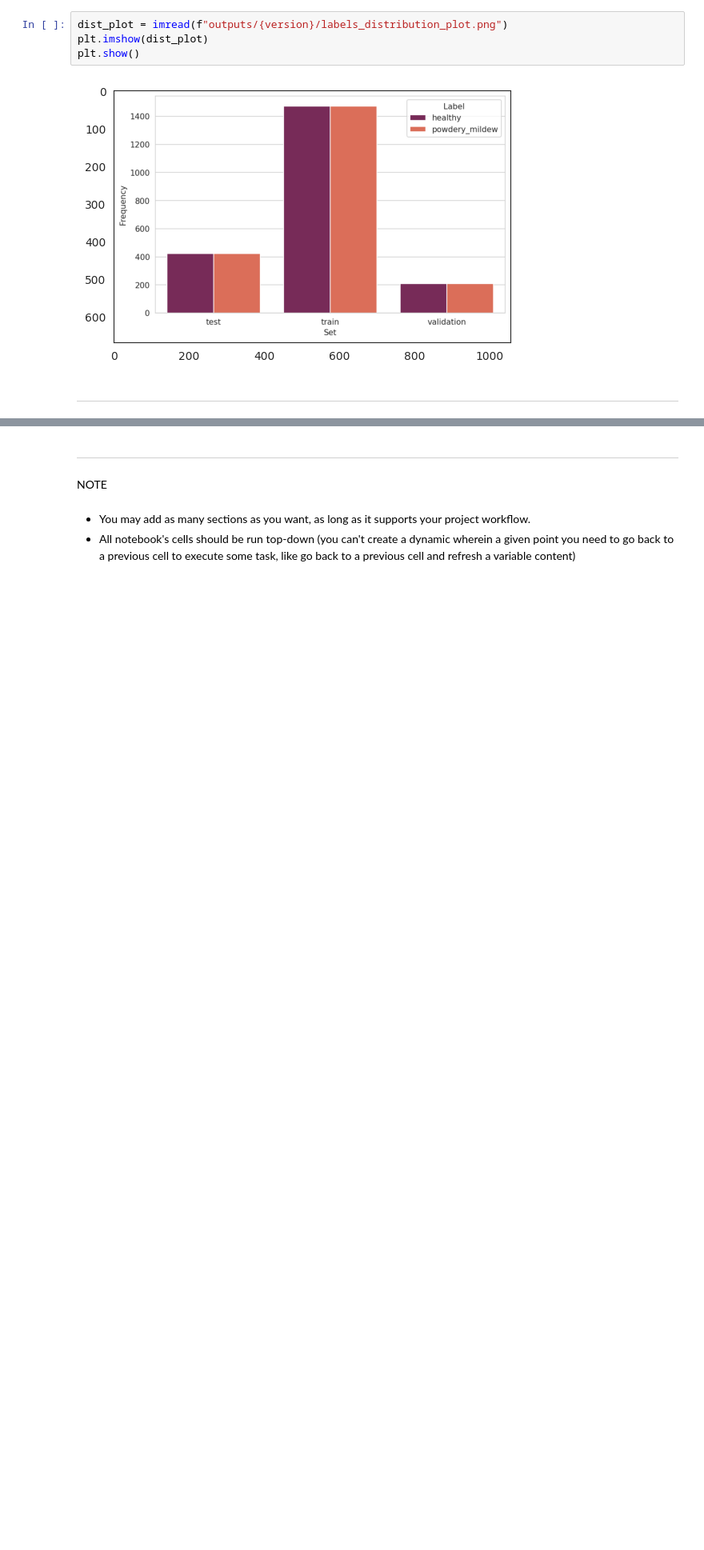
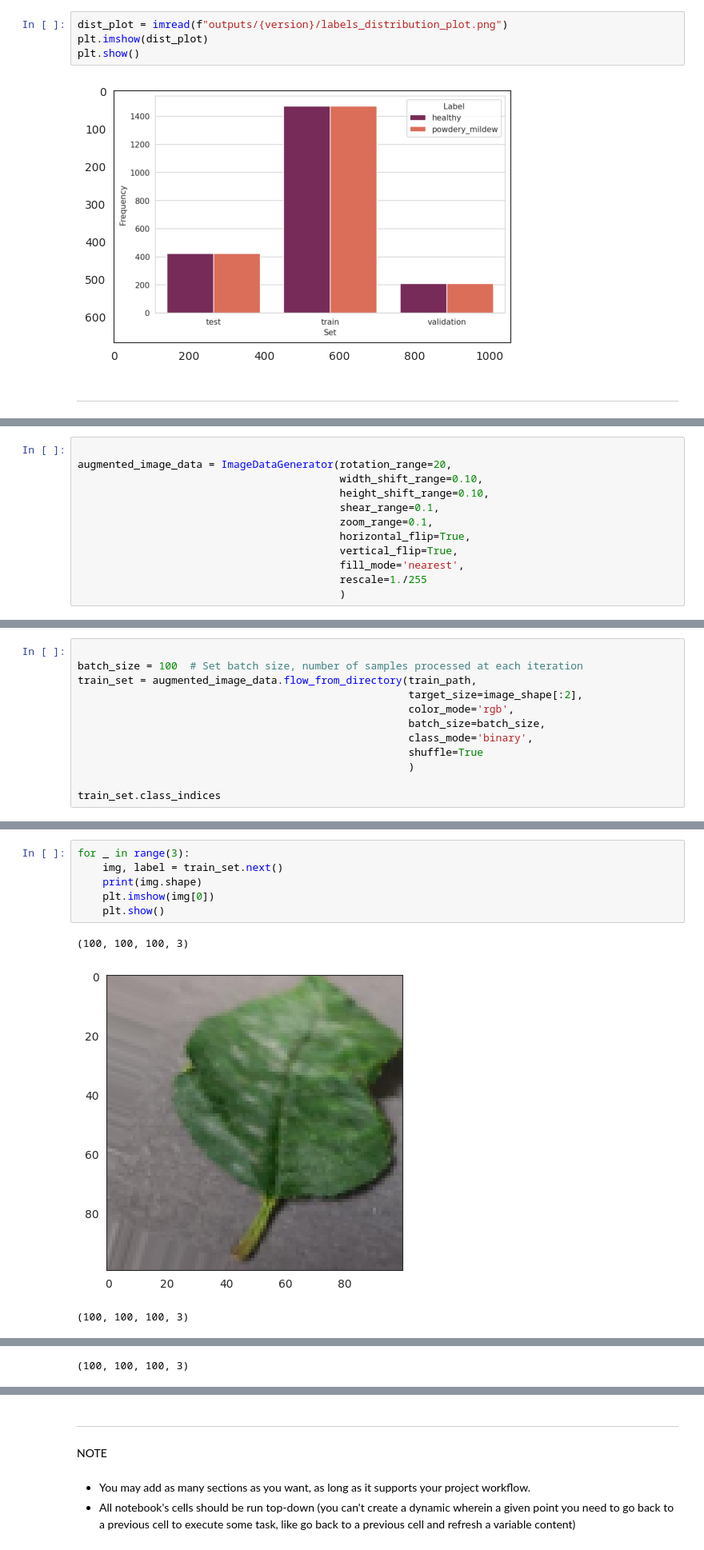
Before and after one commit to SamSswi/milestone-project-mildew-detection-in-cherry-leaves, a Jupyter notebook: jupyter_notebooks/ModellingAndEvaluation.ipynb, the cells around one changed output, grey strips where cells are left out. Shown at 80% size. Drawn from its saved outputs; the diff is of its cells as text; blank space fills up the shorter version.

Commit message:
Augment the images in the datasets

```diff
--- a/jupyter_notebooks/ModellingAndEvaluation.ipynb
+++ b/jupyter_notebooks/ModellingAndEvaluation.ipynb
@@ -140,0 +149,12 @@ Section 2 content
+# %%
+
+augmented_image_data = ImageDataGenerator(rotation_range=20,
+                                          width_shift_range=0.10,
+                                          height_shift_range=0.10,
+                                          shear_range=0.1,
+                                          zoom_range=0.1,
+                                          horizontal_flip=True,
+                                          vertical_flip=True,
+                                          fill_mode='nearest',
+                                          rescale=1./255
+                                          )
@@ -140,0 +163,12 @@ Section 2 content
+# %%
+
+batch_size = 100  # Set batch size, number of samples processed at each iteration
+train_set = augmented_image_data.flow_from_directory(train_path,
+                                                     target_size=image_shape[:2],
+                                                     color_mode='rgb',
+                                                     batch_size=batch_size,
+                                                     class_mode='binary',
+                                                     shuffle=True
+                                                     )
+
+train_set.class_indices
@@ -140,0 +208,10 @@ Section 2 content
+# %%
+for _ in range(3):
+    img, label = train_set.next()
+    print(img.shape)
+    plt.imshow(img[0])
+    plt.show()
+# %% [output]
+(100, 100, 100, 3)
+[figure, added]
+(100, 100, 100, 3)
@@ -140,0 +219 @@ Section 2 content
+(100, 100, 100, 3)
```
Also changed, not shown: parts of 20 cells of this notebook, 1 other file.
